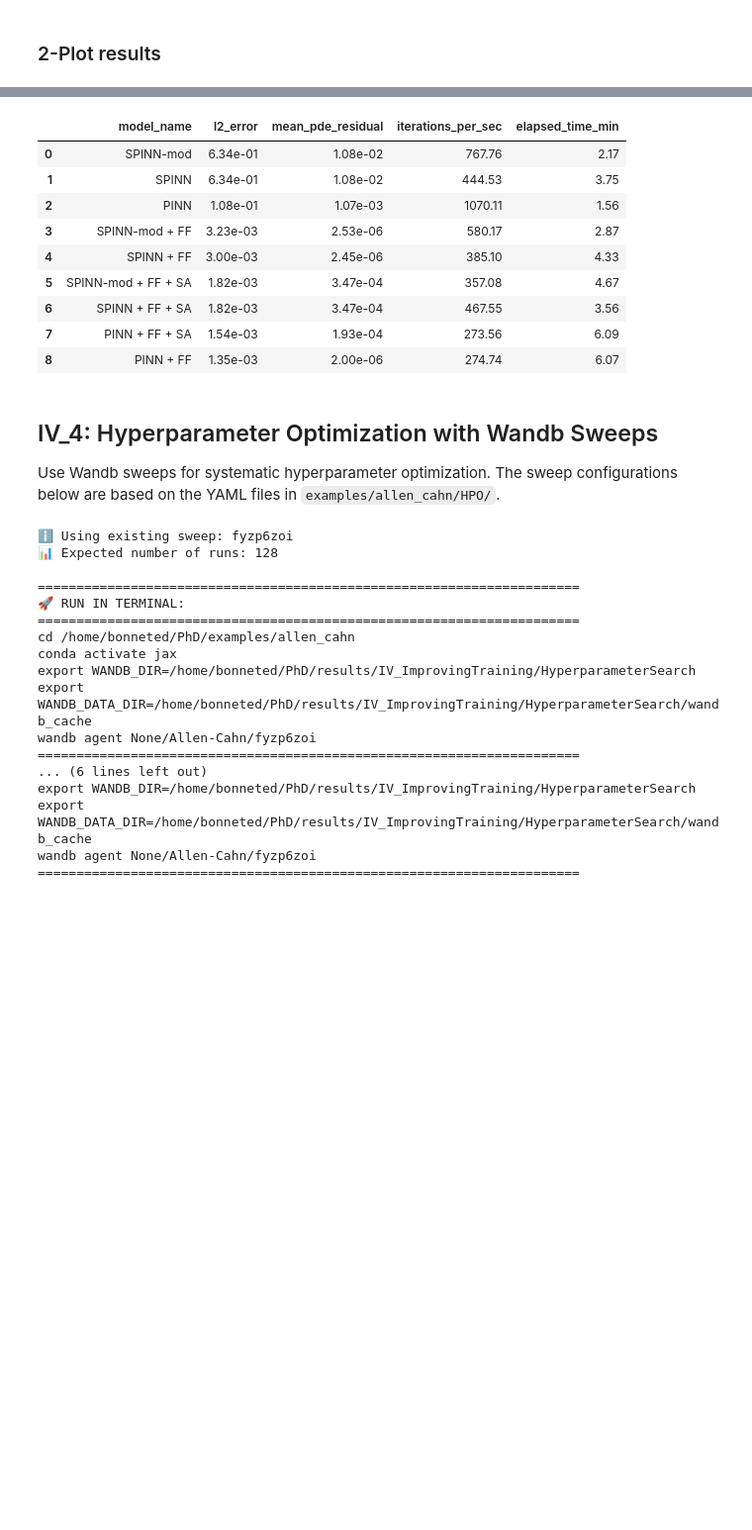
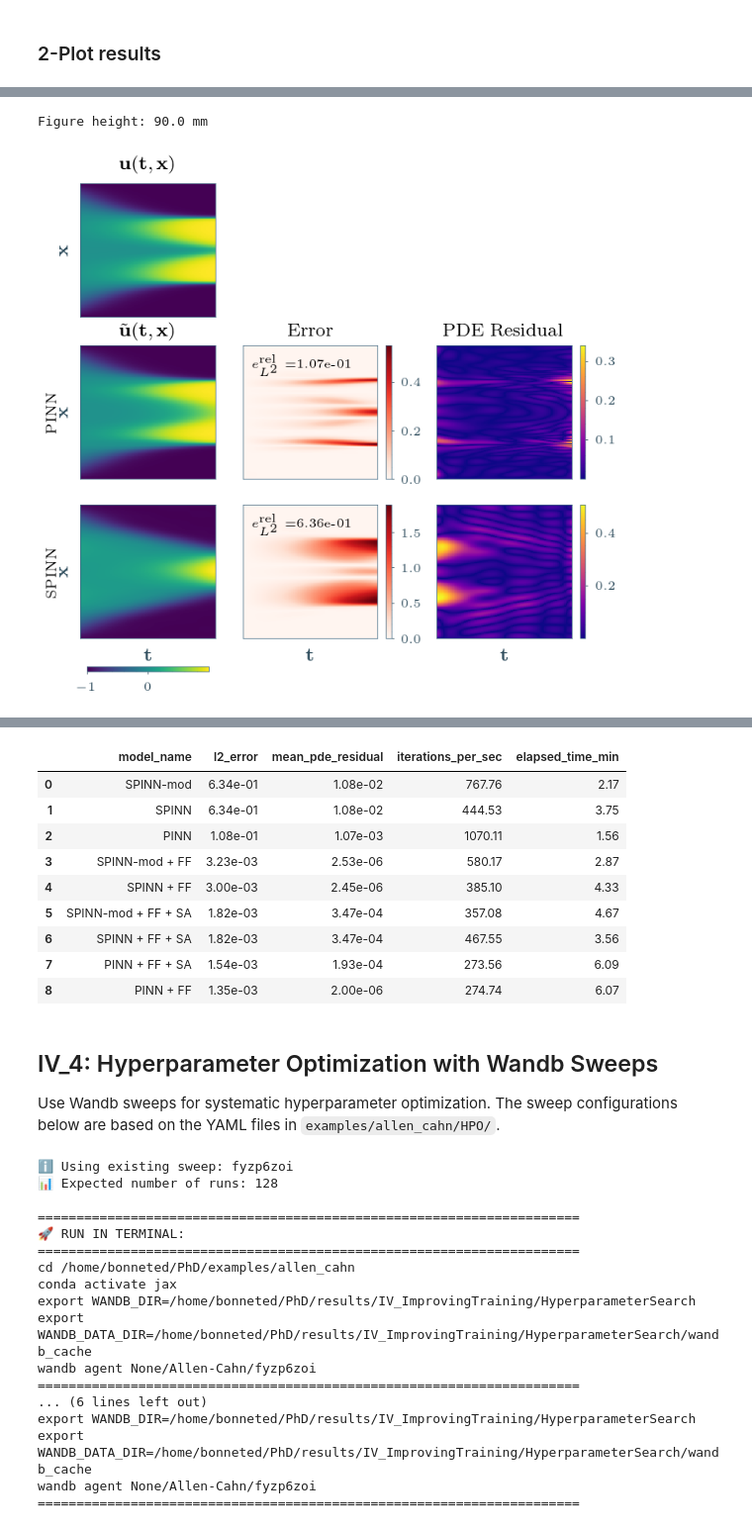
Before and after one commit to bonneted/PhD, a Jupyter notebook: chapters/III_ImprovingPINNs/05_improving_spinn_ac.ipynb, the cells around one changed output, grey strips where cells are left out. Shown at 99% size. Cells and saved outputs as stored; diff of their text form; code cells hidden in the pictures; blank space fills up the shorter version.

```diff
--- a/chapters/III_ImprovingPINNs/05_improving_spinn_ac.ipynb
+++ b/chapters/III_ImprovingPINNs/05_improving_spinn_ac.ipynb
@@ -443,3 +430,61 @@ else:
+# %%
+# === Combined FF + SA Comparison Plot ===
+book_config.set_as_current()
+page_width = get_current_config().page_width
+min_font_size = get_current_config().min_font_size
+
+# Combine all data for comparison
+all_data_FF_SA = {**all_data_FF, **all_data_SA}
+config_to_plot_FF_SA = ["pinn", "spinn"]
+
+config_text_dict_FF_SA = {
+    **config_text_dict,
+    "pinn": "PINN",
+    "spinn": "SPINN",
+}
+
+u_pred_all, u_diff_all, pde_loss_all, rows_title = fields_from_config(
+    config_to_plot_FF_SA, all_data_FF_SA, config_text_dict_FF_SA,
+)
+n_rows = len(rows_title)
+
+fields_FF_SA = {
+    "Solution": {
+        "data": u_pred_all,
+        "title": r"$\tilde{\mathbf{u}}(\mathbf{t},\mathbf{x})$",
+        "cmap": "viridis",
+        "abs": False,
+    },
+    "Error": {
+        "data": u_diff_all,
+        "title": f"Error",#\n\\fontsize{{{min_font_size}}}{{{min_font_size}}} $\\|\\tilde{{\\mathbf{{u}}}} - \\mathbf{{u}}\\|$",
+        "cmap": "Reds",
+        "abs": True,
+    },
+    "PDE Residual": {
+        "data": pde_loss_all,
+        "title": "PDE Residual",#\n" + f"\\fontsize{{{min_font_size}}}{{{min_font_size}}} $\\|u_t - d \\times u_{{xx}} + 5u^3 - 5u\\|$",
+        "cmap": "plasma",
+        "abs": True,
+    },
+}
+
+fig_width = page_width * 0.9
+fig_height = min(fig_width / 3.6 * (n_rows + 1), 160 / 25.4)  # max height of 160mm
+print(f"Figure height: {fig_height * 25.4:.1f} mm")
+
+fig, ax = plt.subplots(1 + n_rows, 3, figsize=(fig_width, fig_height), dpi=200)
+fig = plot_results(fig, ax, fields_FF_SA, tt, xx, rows_title)
+
+# if save_fig:
+#     figure_folder = Path("images") / "Combined"
+#     figure_folder.mkdir(parents=True, exist_ok=True)
+#     (figure_folder / "pdf").mkdir(exist_ok=True)
+#     fig.savefig(figure_folder / "full_comparison.png", bbox_inches='tight', dpi=300)
+#     fig.savefig(figure_folder / "pdf" / "full_comparison.pdf", bbox_inches='tight')
+# %% [output]
+Figure height: 90.0 mm
+[figure, added]
 # %%
 # === Combined FF + SA Comparison Plot ===
 book_config.set_as_current()
```
Also changed, not shown: parts of 9 cells of this notebook, 2 other files.
